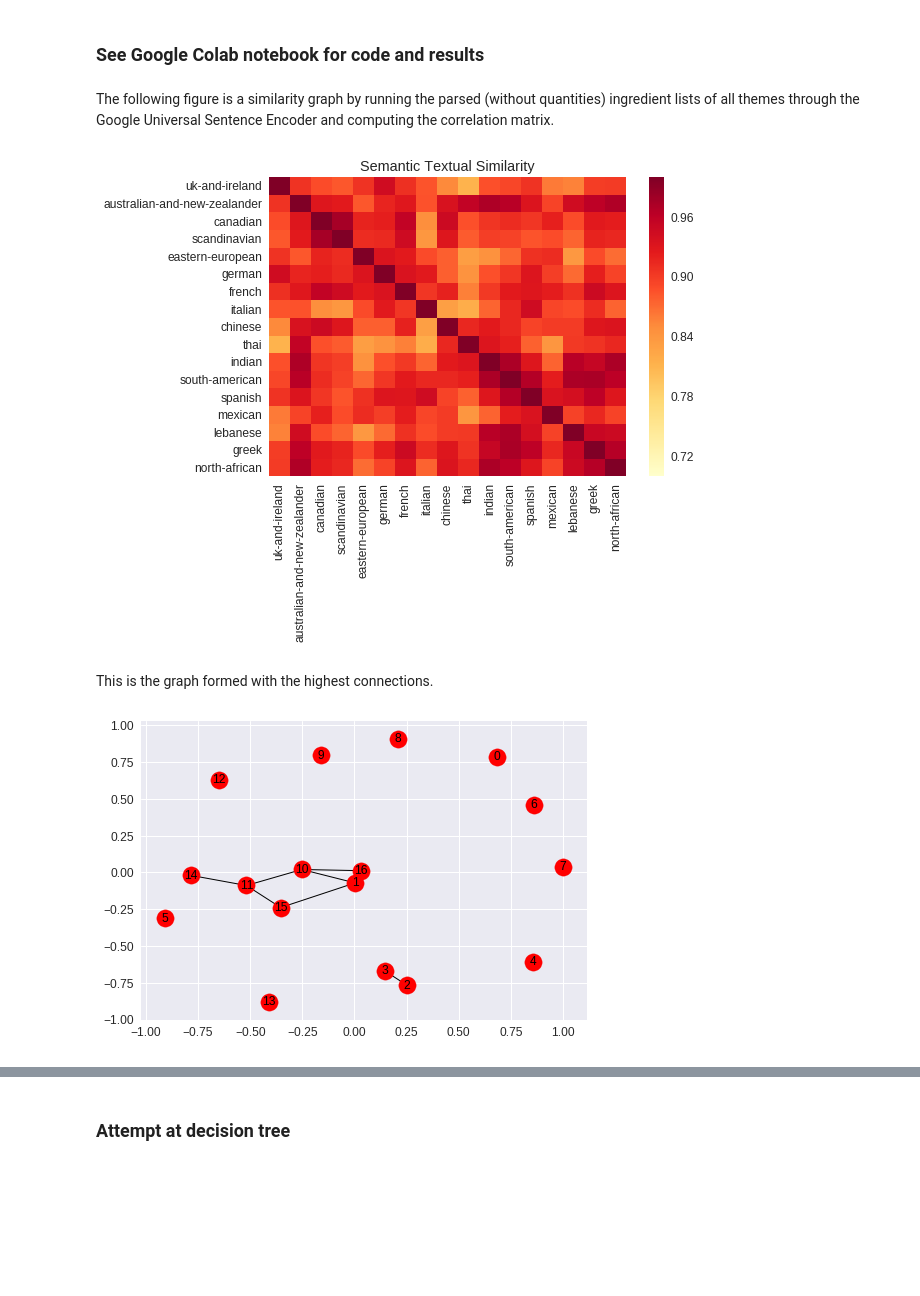
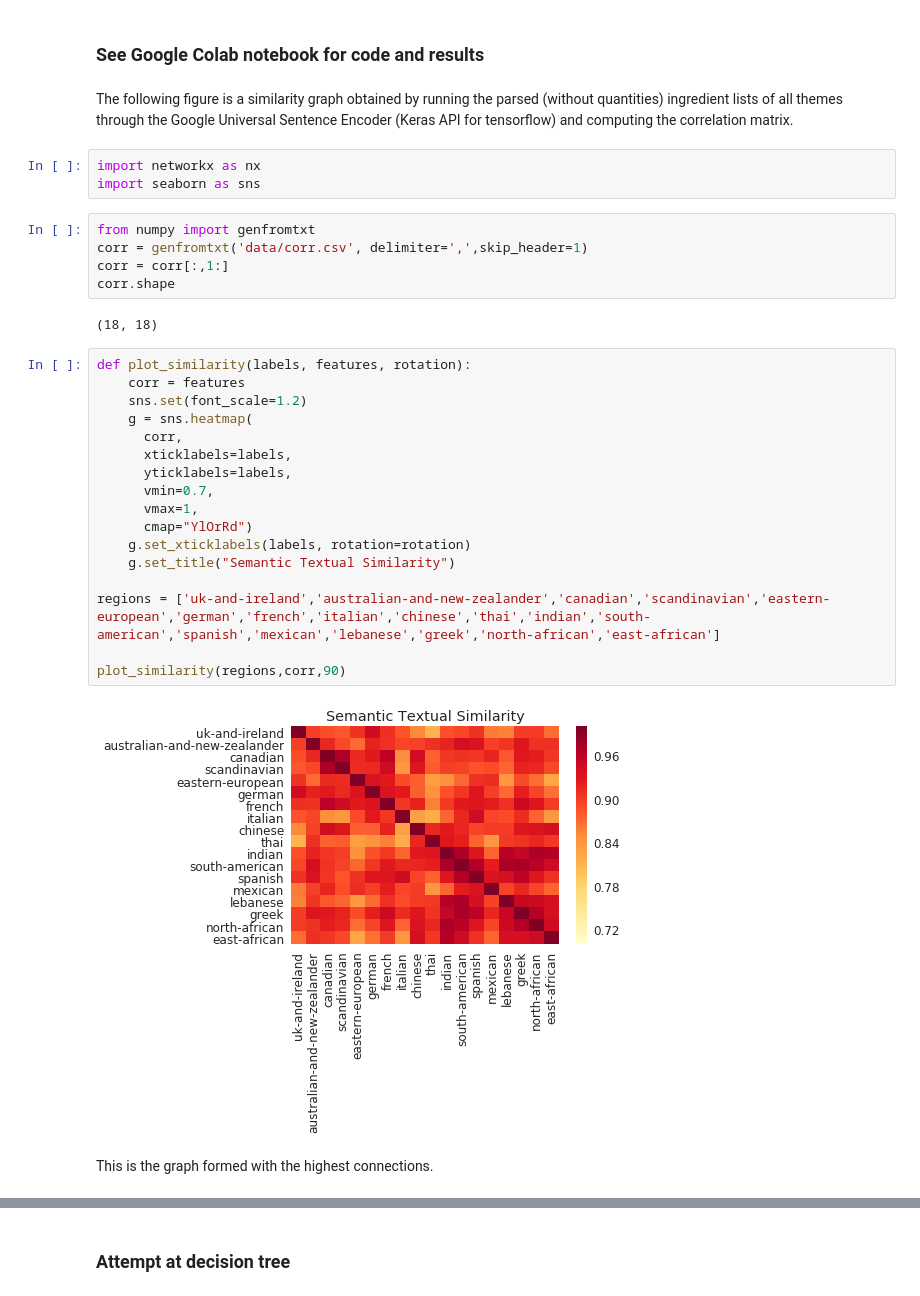
Before and after one commit to ada-food-recipes/food-recipes, a Jupyter notebook: Final_notebook.ipynb, the cells around one changed output, grey strips where cells are left out. Saved outputs shown, nothing was run; the diff lists cells and outputs as text; blank space fills up the shorter version.

```diff
--- a/Final_notebook.ipynb
+++ b/Final_notebook.ipynb
@@ -894,10 +894,35 @@ for region in regions:
 # %% [markdown]
 ### See Google Colab notebook for code and results ###
 # %% [markdown]
-The following figure is a similarity graph by running the parsed (without quantities) ingredient lists of all themes through the Google Universal Sentence Encoder and computing the correlation matrix.
+The following figure is a similarity graph obtained by running the parsed (without quantities) ingredient lists of all themes through the Google Universal Sentence Encoder (Keras API for tensorflow) and computing the correlation matrix.
-# %% [markdown]
-![similarity.png](attachment:similarity.png)
+# %%
+import networkx as nx
+import seaborn as sns
+# %%
+from numpy import genfromtxt
+corr = genfromtxt('data/corr.csv', delimiter=',',skip_header=1)
+corr = corr[:,1:]
+corr.shape
+# %% [output]
+(18, 18)
+# %%
+def plot_similarity(labels, features, rotation):
+    corr = features
+    sns.set(font_scale=1.2)
+    g = sns.heatmap(
+      corr,
+      xticklabels=labels,
+      yticklabels=labels,
+      vmin=0.7,
+      vmax=1,
+      cmap="YlOrRd")
+    g.set_xticklabels(labels, rotation=rotation)
+    g.set_title("Semantic Textual Similarity")
+
+regions = ['uk-and-ireland','australian-and-new-zealander','canadian','scandinavian','eastern-european','german','french','italian','chinese','thai','indian','south-american','spanish','mexican','lebanese','greek','north-african','east-african']
+
+plot_similarity(regions,corr,90)
+# %% [output]
+[figure, added]
 # %% [markdown]
 This is the graph formed with the highest connections.
-# %% [markdown]
-![network.png](attachment:network.png)
```
Also changed, not shown: parts of 14 cells of this notebook.
